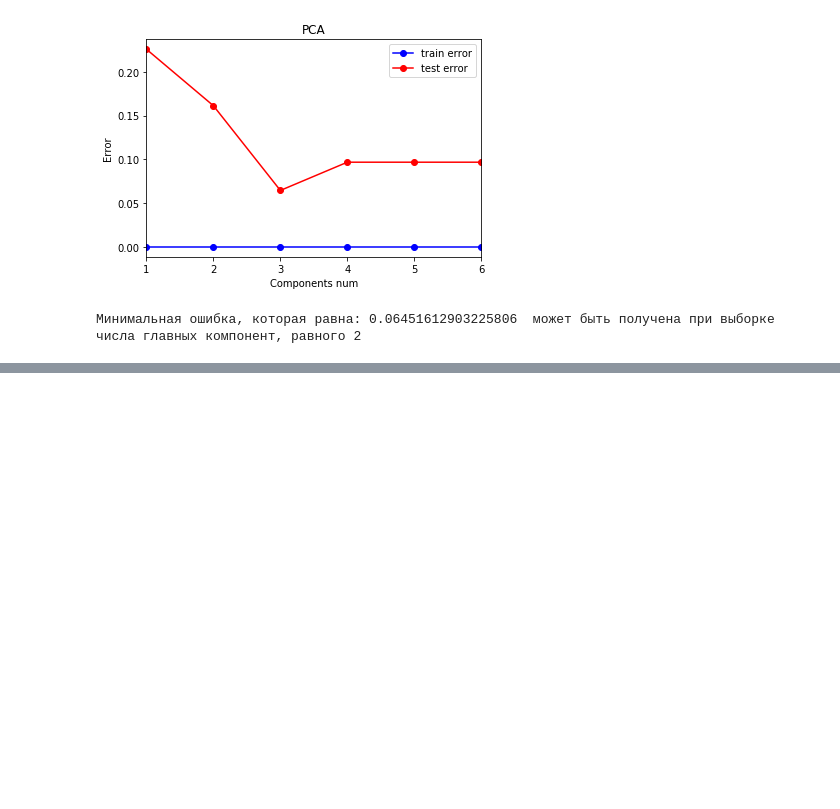
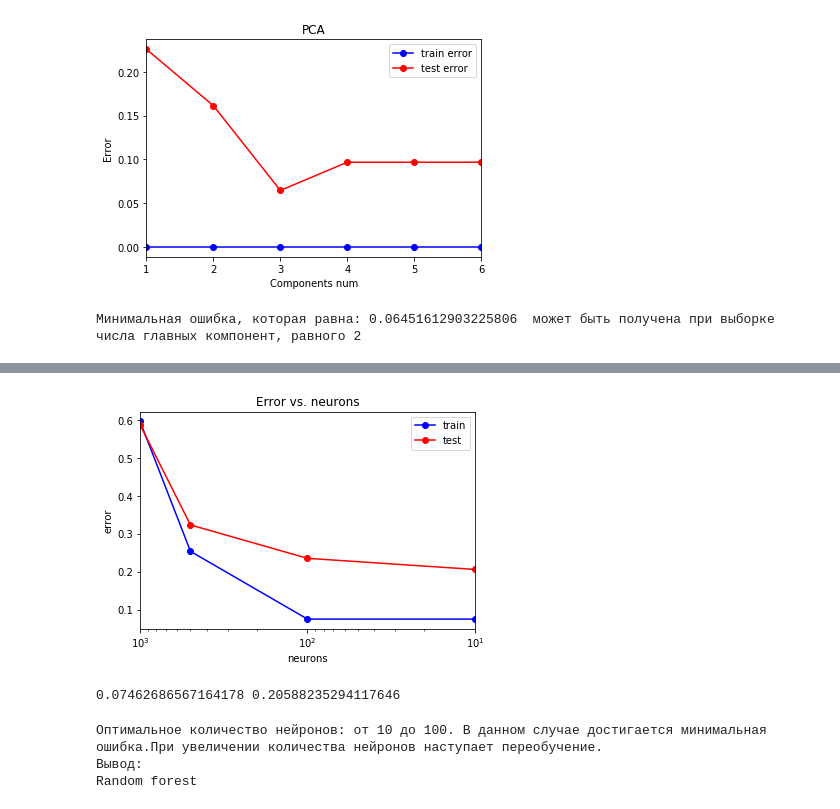
Before and after one commit to MaksimenkoAN/ML, a Jupyter notebook: ML_Lab1.ipynb, the cells around one changed output, grey strips where cells are left out. Saved outputs shown, nothing was run; the diff lists cells and outputs as text; code cells hidden in the pictures; blank space fills up the shorter version.

```diff
--- a/ML_Lab1.ipynb
+++ b/ML_Lab1.ipynb
@@ -333,0 +433,2 @@ print("Минимальная ошибка, которая равна:", np.min(
+# %%
+alpha_opt = alpha_opt[0]
@@ -333,0 +451,25 @@ print("Минимальная ошибка, которая равна:", np.min(
+# %%
+plt.semilogx(neurons, train_err, 'b-o', label = 'train')
+plt.semilogx(neurons, test_err, 'r-o', label = 'test')
+plt.xlim([np.max(neurons), np.min(neurons)])
+plt.title('Error vs. neurons')
+plt.xlabel('neurons')
+plt.ylabel('error')
+plt.legend()
+pass
+# %% [output]
+[figure, added]
+# %%
+min_train_err = np.min(train_err)
+min_test_err = np.min(test_err)
+print(min_train_err, min_test_err)
+# %% [output]
+0.07462686567164178 0.20588235294117646
+# %%
+print('Оптимальное количество нейронов: от 10 до 100. В данном случае достигается минимальная ошибка.При увеличении количества нейронов наступает переобучение.')
+print('Вывод:')
+print('Random forest')
+# %% [output]
+Оптимальное количество нейронов: от 10 до 100. В данном случае достигается минимальная ошибка.При увеличении количества нейронов наступает переобучение.
+Вывод:
+Random forest
```
Also changed, not shown: parts of 29 cells of this notebook.
